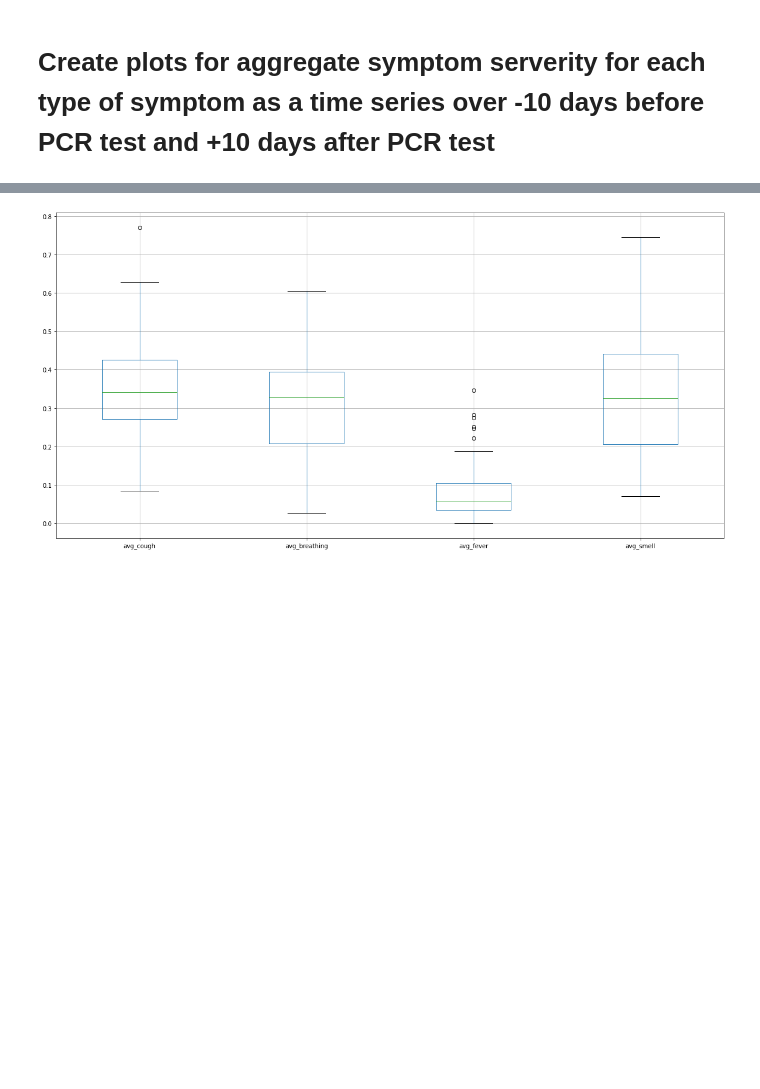
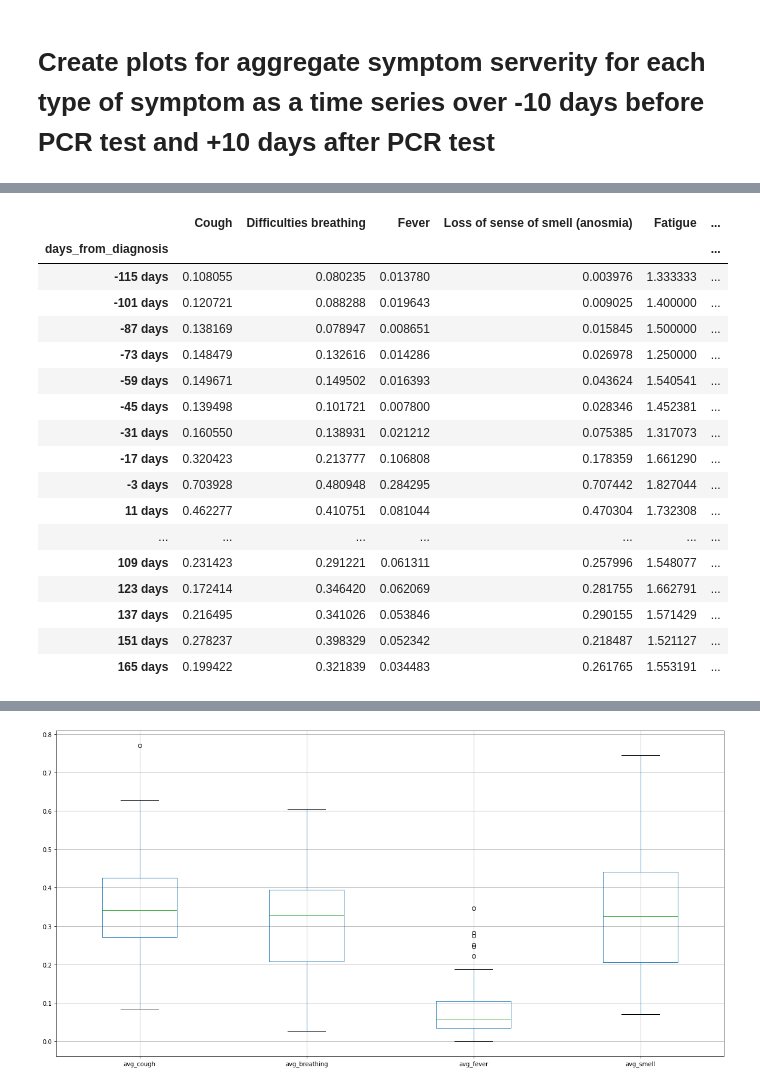
Before and after one commit to yatharthranjan/covid-collab-analysis, a Jupyter notebook: symptoms_and_diagnosis.ipynb, the cells around one changed output, grey strips where cells are left out. Cells and saved outputs as stored; diff of their text form; code cells hidden in the pictures; blank space fills up the shorter version.

```diff
--- a/symptoms_and_diagnosis.ipynb
+++ b/symptoms_and_diagnosis.ipynb
@@ -488,0 +516,21 @@ progress: 194881K
+# %%
+mean
+# %% [output]
+|  | Cough | Difficulties breathing | Fever | Loss of sense of smell (anosmia) | Fatigue | ... |
+| days_from_diagnosis |  |  |  |  |  | ... |
+| -115 days | 0.108055 | 0.080235 | 0.013780 | 0.003976 | 1.333333 | ... |
+| -101 days | 0.120721 | 0.088288 | 0.019643 | 0.009025 | 1.400000 | ... |
+| -87 days | 0.138169 | 0.078947 | 0.008651 | 0.015845 | 1.500000 | ... |
+| -73 days | 0.148479 | 0.132616 | 0.014286 | 0.026978 | 1.250000 | ... |
+| -59 days | 0.149671 | 0.149502 | 0.016393 | 0.043624 | 1.540541 | ... |
+| -45 days | 0.139498 | 0.101721 | 0.007800 | 0.028346 | 1.452381 | ... |
+| -31 days | 0.160550 | 0.138931 | 0.021212 | 0.075385 | 1.317073 | ... |
+| -17 days | 0.320423 | 0.213777 | 0.106808 | 0.178359 | 1.661290 | ... |
+| -3 days | 0.703928 | 0.480948 | 0.284295 | 0.707442 | 1.827044 | ... |
+| 11 days | 0.462277 | 0.410751 | 0.081044 | 0.470304 | 1.732308 | ... |
+| ... | ... | ... | ... | ... | ... | ... |
+| 109 days | 0.231423 | 0.291221 | 0.061311 | 0.257996 | 1.548077 | ... |
+| 123 days | 0.172414 | 0.346420 | 0.062069 | 0.281755 | 1.662791 | ... |
+| 137 days | 0.216495 | 0.341026 | 0.053846 | 0.290155 | 1.571429 | ... |
+| 151 days | 0.278237 | 0.398329 | 0.052342 | 0.218487 | 1.521127 | ... |
+| 165 days | 0.199422 | 0.321839 | 0.034483 | 0.261765 | 1.553191 | ... |
```
Also changed, not shown: parts of 28 cells of this notebook, 1 other file.
